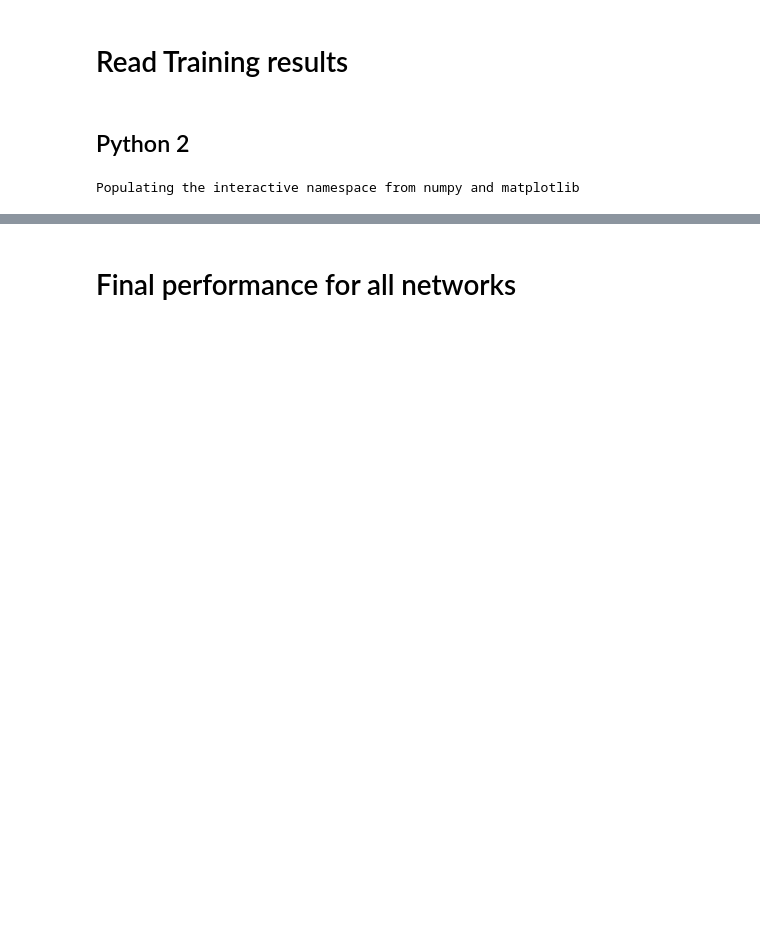
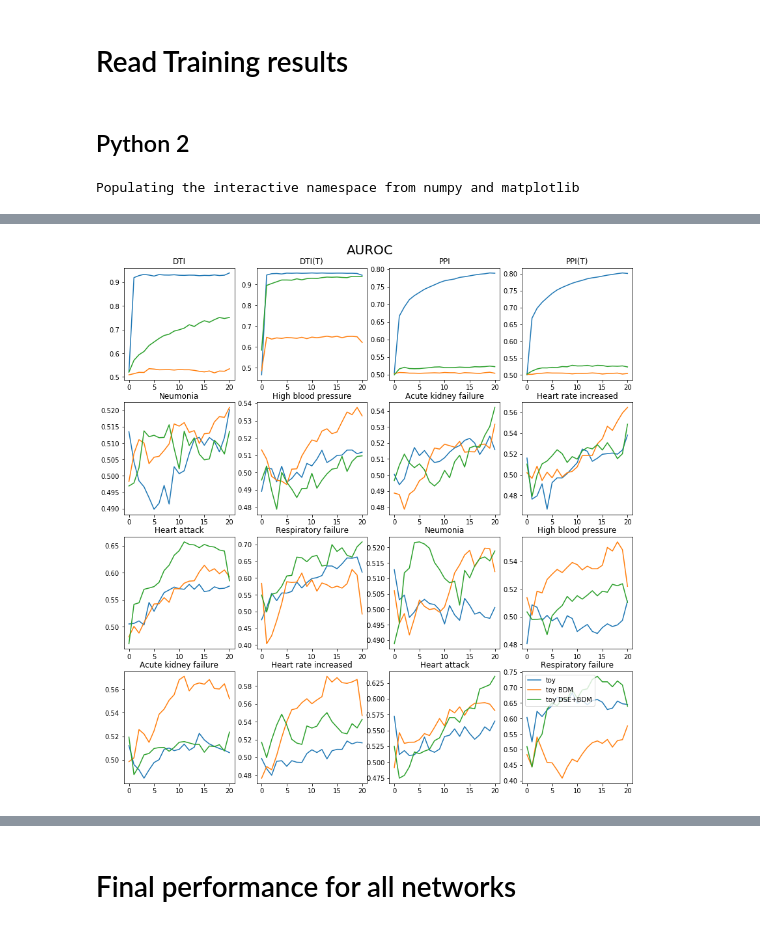
Before and after one commit to diitaz93/Master-Thesis, a Jupyter notebook: training_results.ipynb, the cells around one changed output, grey strips where cells are left out. Saved outputs shown, nothing was run; the diff lists cells and outputs as text; code cells hidden in the pictures; blank space fills up the shorter version.

```diff
--- a/training_results.ipynb
+++ b/training_results.ipynb
@@ -18,0 +21,4 @@ Populating the interactive namespace from numpy and matplotlib
+# %%
+new_data = np.zeros([16,21,4,5])
+new_perf = np.zeros([3,5])
+new_epochs = np.arange(21)
@@ -18,0 +163,17 @@ Populating the interactive namespace from numpy and matplotlib
+# %%
+print('TOY NO FEAT')
+filename = './results_training/TRAIN_toy_genes_16269_drugs_630_se_6_epochs_20_h1_64_h2_32_lr_0.001_dropout_0.1'
+with open(filename, 'rb') as f:
+    DS = pickle.load(f)
+    for key in DS.keys():
+        globals()[key]=DS[key]
+        print(key,"Imported successfully")
+print('\n')
+print('Total Time:',datetime.timedelta(seconds=time))
+print('Virtual Memory:',vms*1e-9,'Gb')
+print('RSS Memory:',rss*1e-9,'Gb')
+new_data[:,:,0,2] = val_auc
+new_data[:,:,1,2] = val_auprc
+new_data[:,:,2,2] = val_apk
+new_data[:,:,3,2] = train_cost
+new_perf[:,2] = time,vms,rss
@@ -18,0 +300,22 @@ Populating the interactive namespace from numpy and matplotlib
+# %%
+ses = ['DTI','DTI(T)','PPI','PPI(T)'] + 2*['Neumonia','High blood pressure',
+                                             'Acute kidney failure','Heart rate increased',
+                                             'Heart attack','Respiratory failure']
+sims_new = ['real BDM','real DSE+BDM', 'toy', 'toy BDM','toy DSE+BDM']
+metric = ['AUROC','AUPRC','AU@50','Train cost']
+# %%
+m = 0 #index of metric
+figure(figsize=[14,10])
+suptitle(metric[m], fontsize=14)
+dims = np.shape(new_data)
+for i in range(len(ses)):
+    subplot(4,4,i+1)
+    for j in [2,3,4]:
+        plot(new_data[i,:,m,j],label=sims_new[j])
+    title(ses[i])
+    subplots_adjust(left=None, bottom=0.1, right=None, top=1.2, wspace=None, hspace=None)
+legend(loc='upper left')
+suptitle(metric[m], fontsize=20,y=1.25)
+show()
+# %% [output]
+[figure, added]
```
Also changed, not shown: parts of 31 cells of this notebook, 6 other files.
